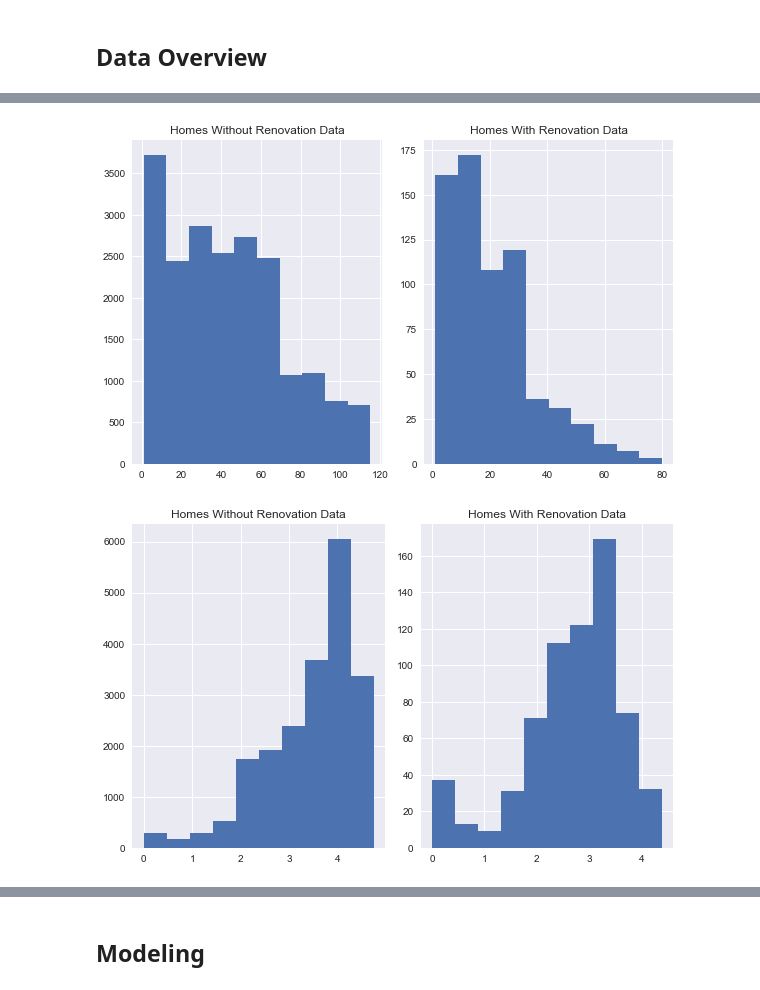
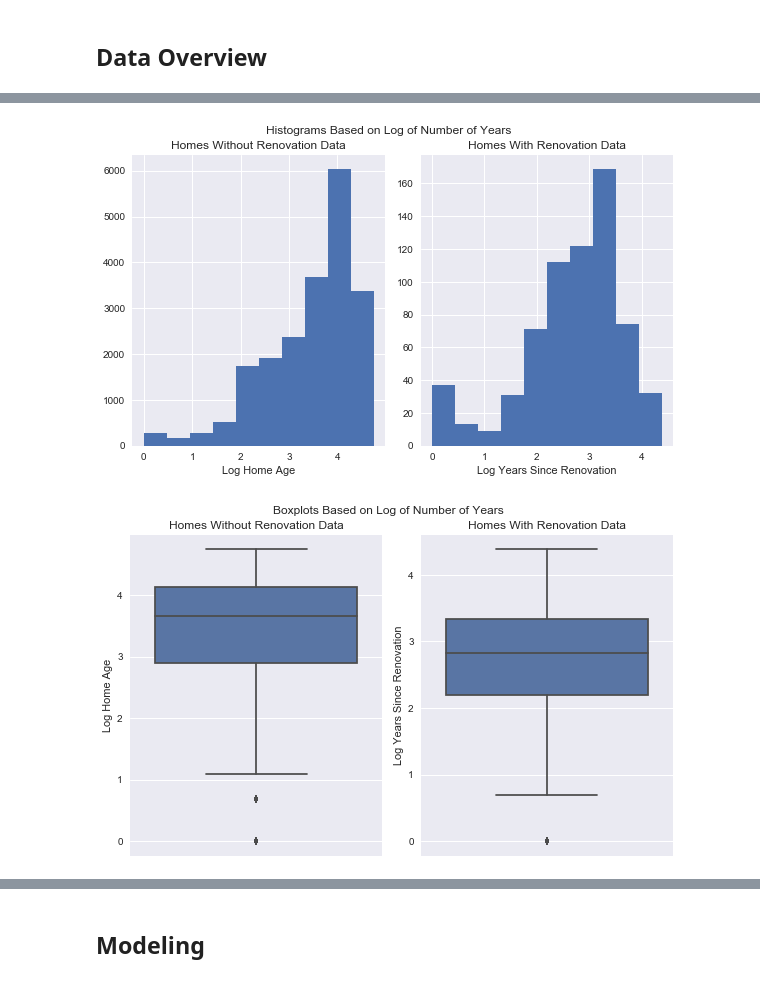
Before and after one commit to lindseyberlin/houston-ds-042219-mod1-project, a Jupyter notebook: Question2_YrRenovatedImpact.ipynb, the cells around one changed output, grey strips where cells are left out. Cells and saved outputs as stored; diff of their text form; code cells hidden in the pictures.

```diff
--- a/Question2_YrRenovatedImpact.ipynb
+++ b/Question2_YrRenovatedImpact.ipynb
@@ -61,12 +92,18 @@ since_reno_col = with_reno_df["since_reno"]
 # %%
-f1_1, axes = plt.subplots(1, 2, figsize=(8,5), constrained_layout=True)
+# Creating histograms to show the more normal distributions for the log data
+f1_2, axes = plt.subplots(1, 2, figsize=(8,5), constrained_layout=True)
 
-ax1_0 = age_col.hist(ax=axes[0])
-ax1_1 = since_reno_col.hist(ax=axes[1])
+ax1_2_0 = age_log.hist(ax=axes[0])
+ax1_2_1 = since_reno_log.hist(ax=axes[1])
 
-ax1_0.title.set_text("Homes Without Renovation Data")
-ax1_1.title.set_text("Homes With Renovation Data")
+ax1_2_0.title.set_text("Homes Without Renovation Data")
+ax1_2_1.title.set_text("Homes With Renovation Data")
+
+ax1_2_0.set_xlabel("Log Home Age")
+ax1_2_1.set_xlabel("Log Years Since Renovation")
+
+f1_2.suptitle("Histograms Based on Log of Number of Years")
 
 plt.show()
 # %% [output]
-[figure, old version]
+[figure, new version]
@@ -76,13 +110,19 @@ since_reno_log = np.log(since_reno_col)
 # %%
-f1_2, axes = plt.subplots(1, 2, figsize=(8,5), constrained_layout=True)
+# Creating boxplots for the log data
+f2, axes = plt.subplots(1, 2, figsize=(8,5), constrained_layout=True)
 
-ax1_2_0 = age_log.hist(ax=axes[0])
-ax1_2_1 = since_reno_log.hist(ax=axes[1])
+ax2_0 = sns.boxplot(age_log, orient='v', ax=axes[0])
+ax2_1 = sns.boxplot(since_reno_log, orient='v', ax=axes[1])
 
-ax1_2_0.title.set_text("Homes Without Renovation Data")
-ax1_2_1.title.set_text("Homes With Renovation Data")
+ax2_0.title.set_text("Homes Without Renovation Data")
+ax2_1.title.set_text("Homes With Renovation Data")
+
+ax2_0.set_ylabel("Log Home Age")
+ax2_1.set_ylabel("Log Years Since Renovation")
+
+f2.suptitle("Boxplots Based on Log of Number of Years")
 
 plt.show()
 # %% [output]
-[figure, old version]
+[figure, new version]
 # %%
```
Also changed, not shown: parts of 15 cells of this notebook, 1 other file.
